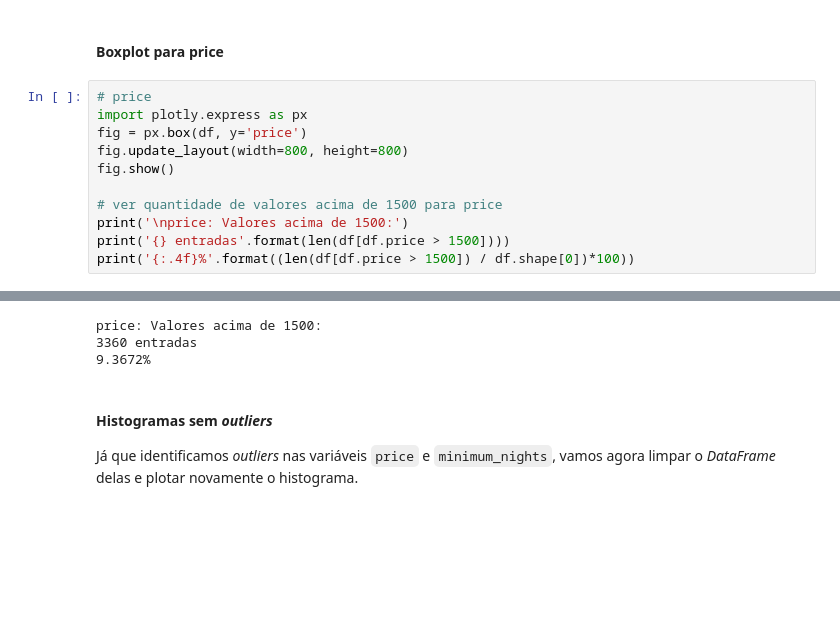
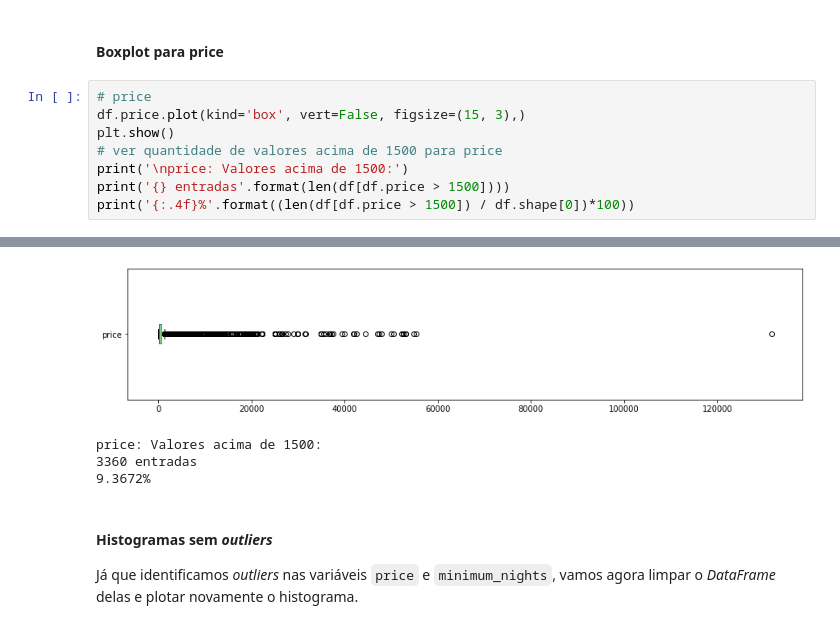
Before and after one commit to soaresedirlan/portfolio, a Jupyter notebook: analisando_os_dados_do_airbnb.ipynb, the cells around one changed output, grey strips where cells are left out. Drawn from its saved outputs; the diff is of its cells as text; blank space fills up the shorter version.

```diff
--- a/analisando_os_dados_do_airbnb.ipynb
+++ b/analisando_os_dados_do_airbnb.ipynb
@@ -183,11 +181,8 @@ minimun_nigts: Valores acima de 30:
 #### Boxplot para price
 # %%
 # price
-import plotly.express as px
-fig = px.box(df, y='price')
-fig.update_layout(width=800, height=800)
-fig.show()
-
+df.price.plot(kind='box', vert=False, figsize=(15, 3),)
+plt.show()
 # ver quantidade de valores acima de 1500 para price
 print('\nprice: Valores acima de 1500:')
 print('{} entradas'.format(len(df[df.price > 1500])))
@@ -197,3 +191,4 @@ print('{:.4f}%'.format((len(df[df.price > 1500]) / df.shape[0])*100))
+[figure, added]
 price: Valores acima de 1500:
 3360 entradas
 9.3672%
```
Also changed, not shown: parts of 12 cells of this notebook.
